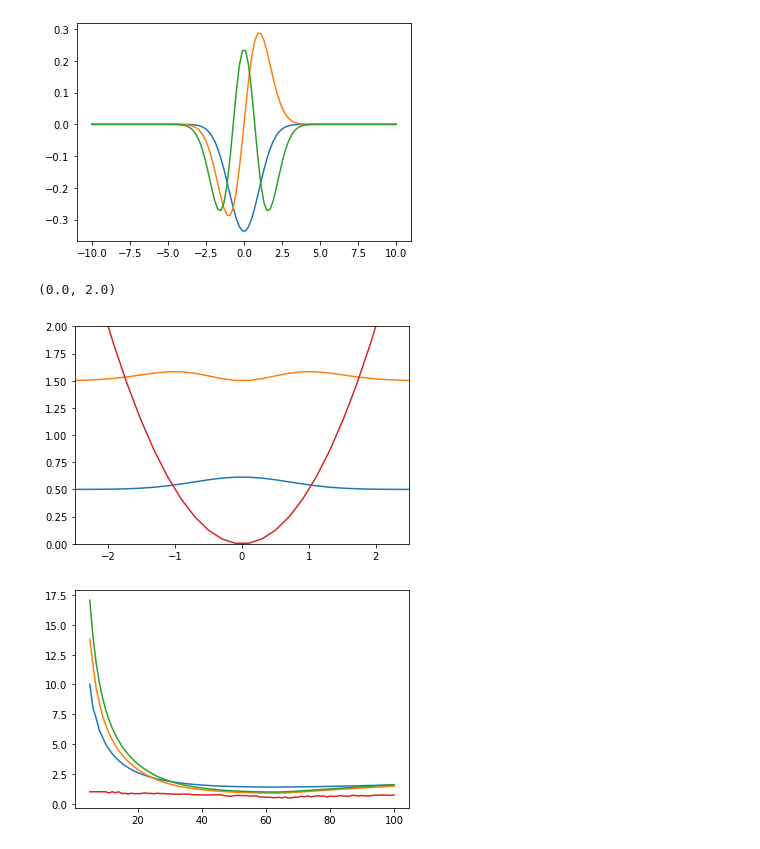
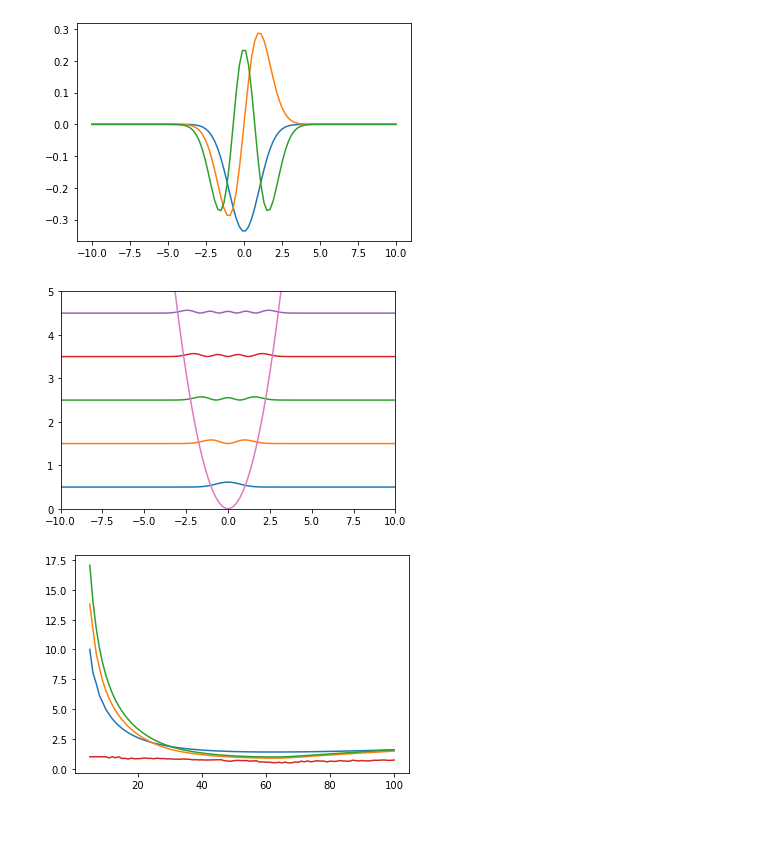
Before and after one commit to Rittik03/Quantum-Mechanics-With-Python, a Jupyter notebook: jupyter.ipynb, the cells around one changed output. Cells and saved outputs as stored; diff of their text form; code cells hidden in the pictures.

```diff
--- a/jupyter.ipynb
+++ b/jupyter.ipynb
@@ -159,22 +160,20 @@ plt_frst_i_wve_func(100,2)
 # %%
 def plt_potn(div):
     R = np.linspace(-10,10,div)
     v = array_for_V(R)
     mlt.plot(R,v)
 def plt_prob_density(div,num):
     R   = np.linspace(-10,10,div)
     E   = E_solv(div)
     psi = psi_solv(div)
     for i in range(0,num+1):
         mlt.plot(R,E[i]+np.conjugate(psi[:,i]) * psi[:,i])
     mlt.ylim(0,num)
-complt_grph(100,2)
+    mlt.xlim(-10,10)
+plt_prob_density(100,5)
 plt_potn(100)
-mlt.xlim(-2.5,2.5)
-mlt.ylim(0,2)
 # %% [output]
-(0.0, 2.0)
-[figure, old version]
+[figure, new version]
 # %%
 plt_mean_delx(100)
 plt_std_dev(100)
```
Also changed, not shown: parts of 2 cells of this notebook, 1 other file.
